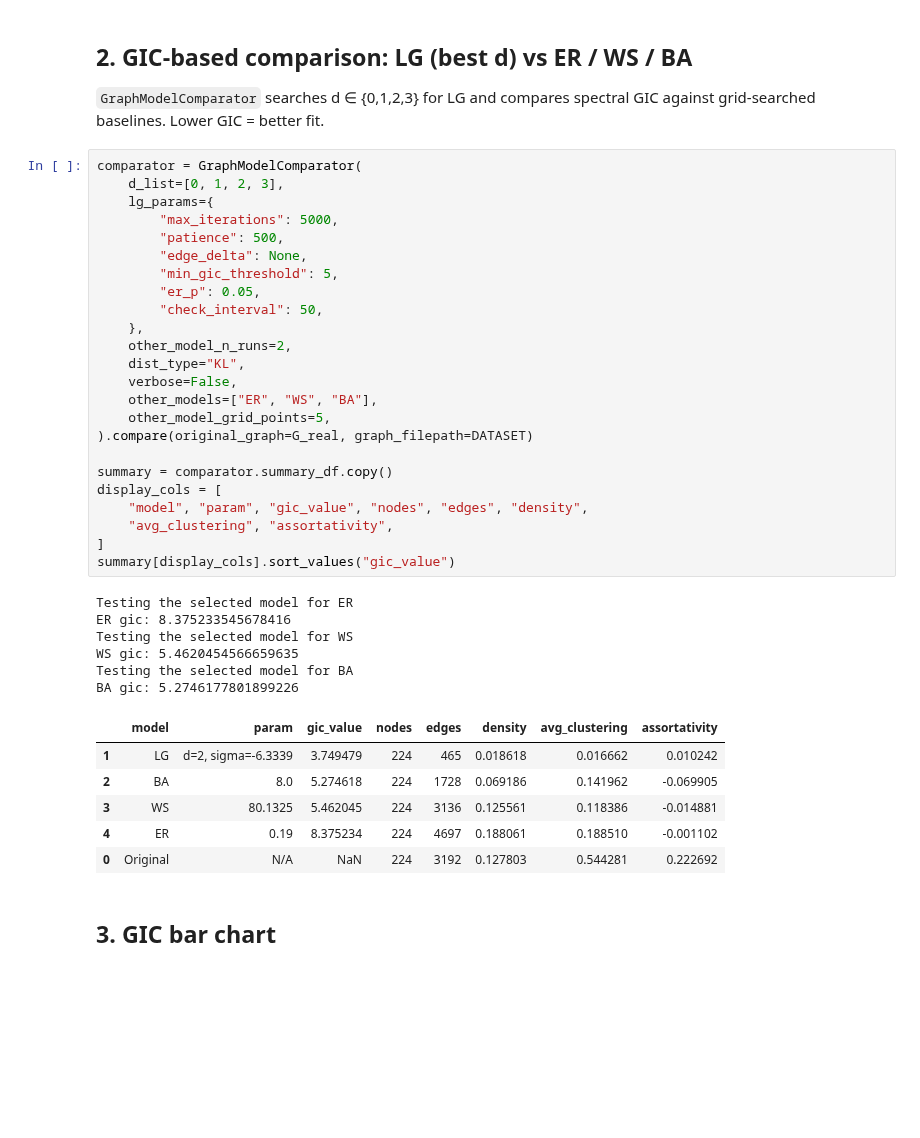
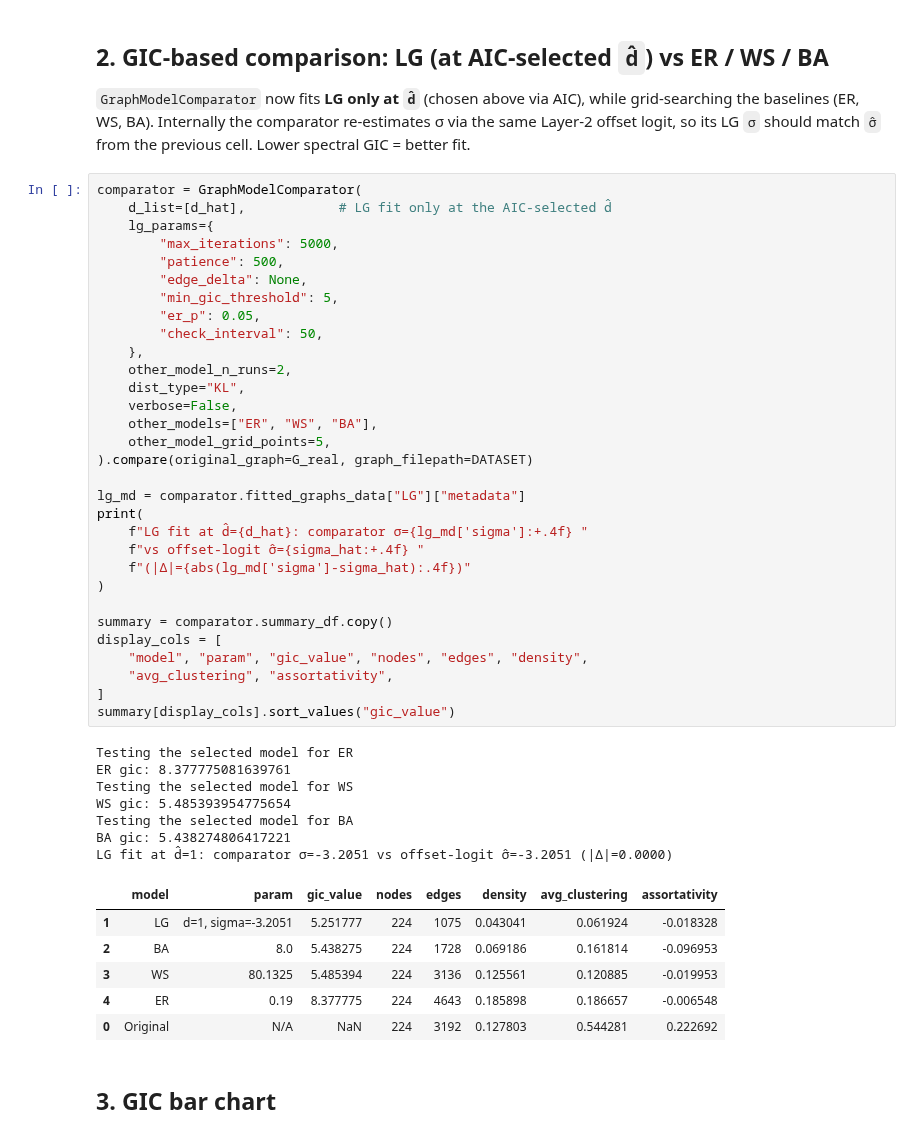
Before and after one commit to mbottoni/logit-graph, a Jupyter notebook: notebooks/refactors/1-fit-single-net.ipynb, the cells around one changed output. Drawn from its saved outputs; the diff is of its cells as text; blank space fills up the shorter version.

```diff
--- a/notebooks/refactors/1-fit-single-net.ipynb
+++ b/notebooks/refactors/1-fit-single-net.ipynb
@@ -127,44 +157,55 @@ fitted edges   : 514  (real=3192)
 # %% [markdown]
-## 2. GIC-based comparison: LG (best d) vs ER / WS / BA
+## 2. GIC-based comparison: LG (at AIC-selected `d̂`) vs ER / WS / BA
 
-`GraphModelComparator` searches d ∈ {0,1,2,3} for LG and compares
-spectral GIC against grid-searched baselines. Lower GIC = better fit.
+`GraphModelComparator` now fits **LG only at `d̂`** (chosen above via
+AIC), while grid-searching the baselines (ER, WS, BA). Internally the
+comparator re-estimates σ via the same Layer-2 offset logit, so its
+LG `σ` should match `σ̂` from the previous cell. Lower spectral GIC =
+better fit.
 # %%
 comparator = GraphModelComparator(
-    d_list=[0, 1, 2, 3],
+    d_list=[d_hat],            # LG fit only at the AIC-selected d̂
     lg_params={
         "max_iterations": 5000,
         "patience": 500,
         "edge_delta": None,
         "min_gic_threshold": 5,
         "er_p": 0.05,
         "check_interval": 50,
     },
     other_model_n_runs=2,
     dist_type="KL",
     verbose=False,
     other_models=["ER", "WS", "BA"],
     other_model_grid_points=5,
 ).compare(original_graph=G_real, graph_filepath=DATASET)
 
+lg_md = comparator.fitted_graphs_data["LG"]["metadata"]
+print(
+    f"LG fit at d̂={d_hat}: comparator σ={lg_md['sigma']:+.4f} "
+    f"vs offset-logit σ̂={sigma_hat:+.4f} "
+    f"(|Δ|={abs(lg_md['sigma']-sigma_hat):.4f})"
+)
+
 summary = comparator.summary_df.copy()
 display_cols = [
     "model", "param", "gic_value", "nodes", "edges", "density",
     "avg_clustering", "assortativity",
 ]
 summary[display_cols].sort_values("gic_value")
 # %% [output]
 Testing the selected model for ER
-ER gic: 8.375233545678416
+ER gic: 8.377775081639761
 Testing the selected model for WS
-WS gic: 5.4620454566659635
+WS gic: 5.485393954775654
 Testing the selected model for BA
-BA gic: 5.2746177801899226
+BA gic: 5.438274806417221
+LG fit at d̂=1: comparator σ=-3.2051 vs offset-logit σ̂=-3.2051 (|Δ|=0.0000)
 |  | model | param | gic_value | nodes | edges | density | avg_clustering | assortativity |
-| 1 | LG | d=2, sigma=-6.3339 | 3.749479 | 224 | 465 | 0.018618 | 0.016662 | 0.010242 |
-| 2 | BA | 8.0 | 5.274618 | 224 | 1728 | 0.069186 | 0.141962 | -0.069905 |
-| 3 | WS | 80.1325 | 5.462045 | 224 | 3136 | 0.125561 | 0.118386 | -0.014881 |
-| 4 | ER | 0.19 | 8.375234 | 224 | 4697 | 0.188061 | 0.188510 | -0.001102 |
+| 1 | LG | d=1, sigma=-3.2051 | 5.251777 | 224 | 1075 | 0.043041 | 0.061924 | -0.018328 |
+| 2 | BA | 8.0 | 5.438275 | 224 | 1728 | 0.069186 | 0.161814 | -0.096953 |
+| 3 | WS | 80.1325 | 5.485394 | 224 | 3136 | 0.125561 | 0.120885 | -0.019953 |
+| 4 | ER | 0.19 | 8.377775 | 224 | 4643 | 0.185898 | 0.186657 | -0.006548 |
 | 0 | Original | N/A | NaN | 224 | 3192 | 0.127803 | 0.544281 | 0.222692 |
 # %% [markdown]
 ## 3. GIC bar chart
```
Also changed, not shown: parts of 8 cells of this notebook.
